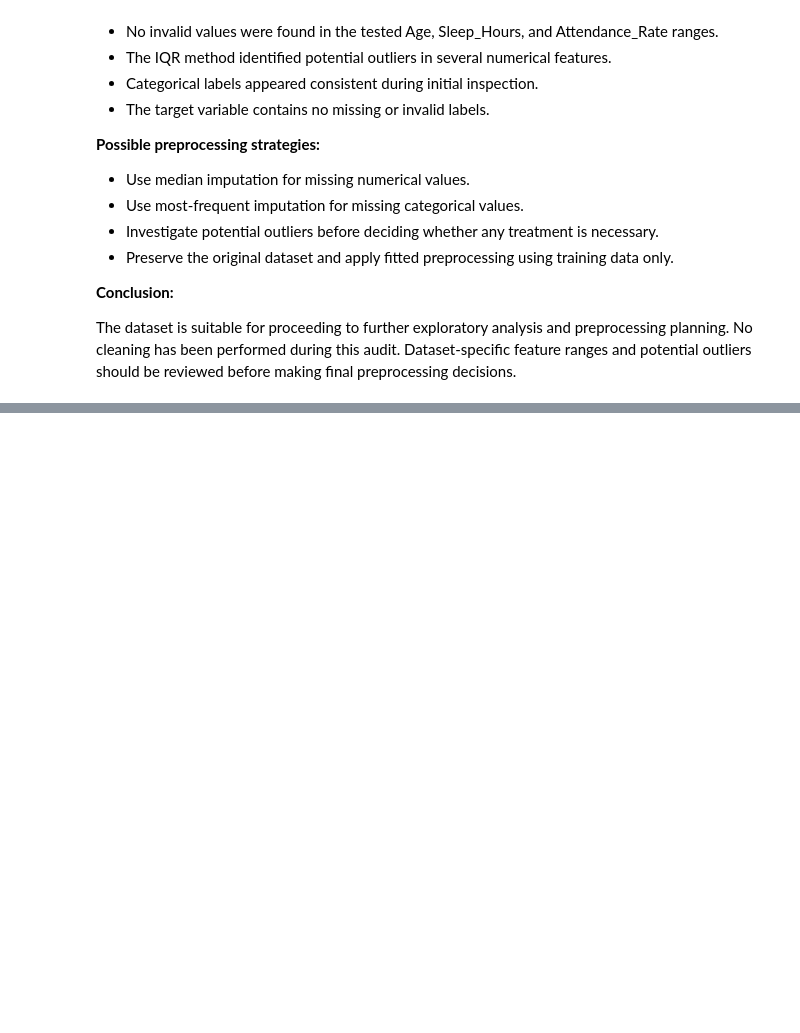
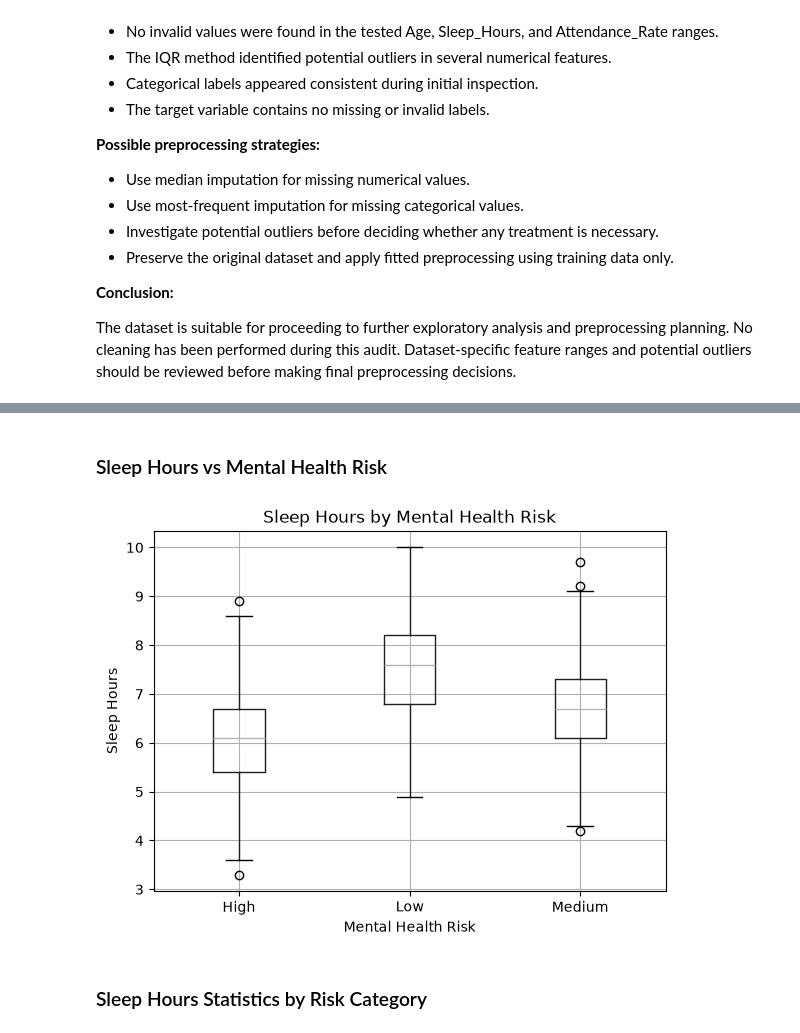
Before and after one commit to YounessAitJamaa/student-mental-health-risk, a Jupyter notebook: notebooks/01_data_exploration.ipynb, the cells around one changed output, grey strips where cells are left out. Drawn from its saved outputs; the diff is of its cells as text; code cells hidden in the pictures; blank space fills up the shorter version.

```diff
--- a/notebooks/01_data_exploration.ipynb
+++ b/notebooks/01_data_exploration.ipynb
@@ -316,0 +357,17 @@ The dataset is suitable for proceeding to further exploratory analysis and prepr
+# %% [markdown]
+### Sleep Hours vs Mental Health Risk
+# %%
+df.boxplot(
+    column='Sleep_Hours',
+    by='Mental_Health_Risk'
+)
+
+plt.title("Sleep Hours by Mental Health Risk")
+plt.suptitle("")
+plt.xlabel("Mental Health Risk")
+plt.ylabel("Sleep Hours")
+plt.show()
+# %% [output]
+[figure, added]
+# %% [markdown]
+### Sleep Hours Statistics by Risk Category
```
Also changed, not shown: parts of 28 cells of this notebook.
